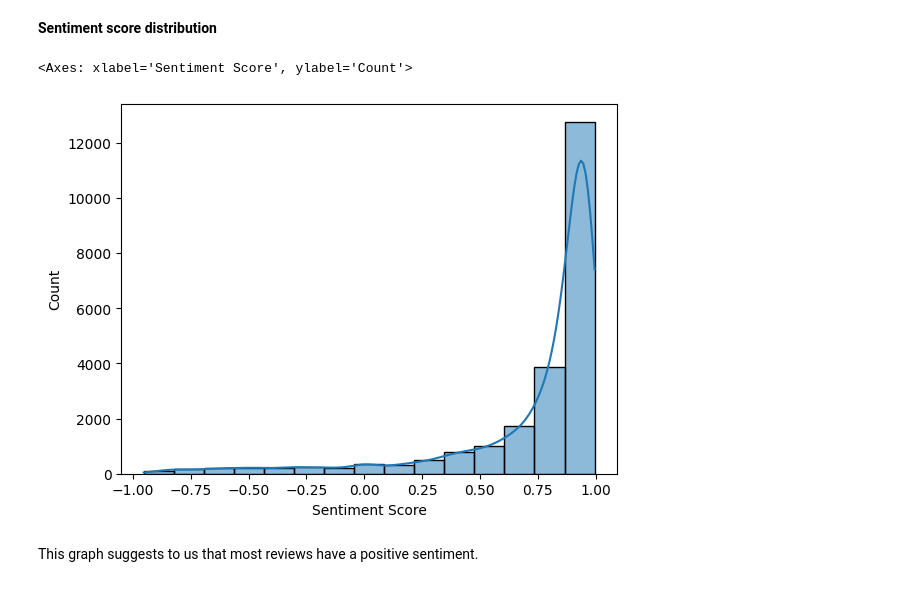
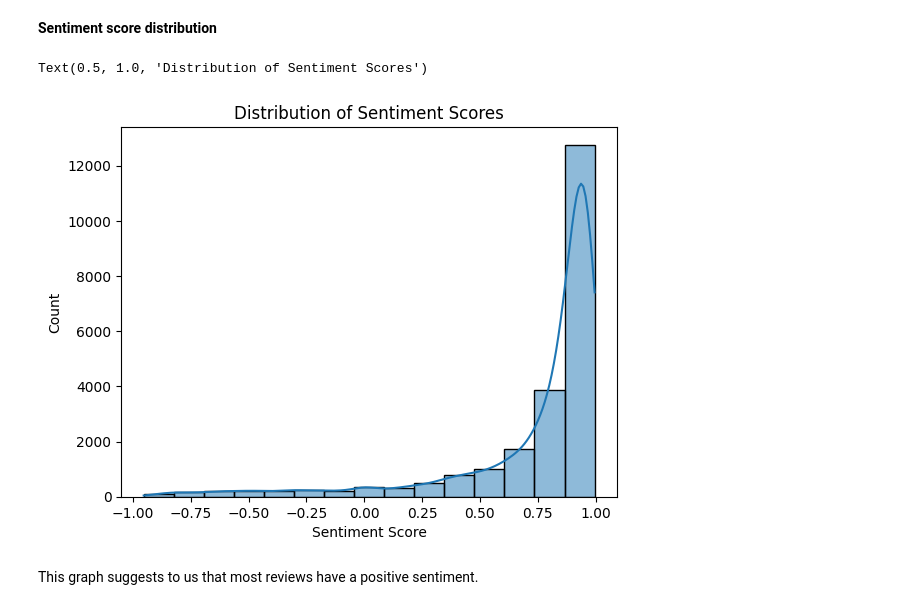
Before and after one commit to Sabrina-Hendricks/DS4002-Group13, a Jupyter notebook: Scripts/MI2_EDA.ipynb, the cells around one changed output. Saved outputs shown, nothing was run; the diff lists cells and outputs as text; code cells hidden in the pictures.

```diff
--- a/Scripts/MI2_EDA.ipynb
+++ b/Scripts/MI2_EDA.ipynb
@@ -47,9 +47,10 @@ plt.show()
 **Sentiment score distribution**
 # %%
 sns.histplot(df['Sentiment Score'], bins=15, kde=True)
+plt.title('Distribution of Sentiment Scores')
 # %% [output]
-<Axes: xlabel='Sentiment Score', ylabel='Count'>
+Text(0.5, 1.0, 'Distribution of Sentiment Scores')
-[figure, old version]
+[figure, new version]
 # %% [markdown]
 This graph suggests to us that most reviews have a positive sentiment.
 # %% [markdown]
```
Also changed, not shown: parts of 1 cell of this notebook.
